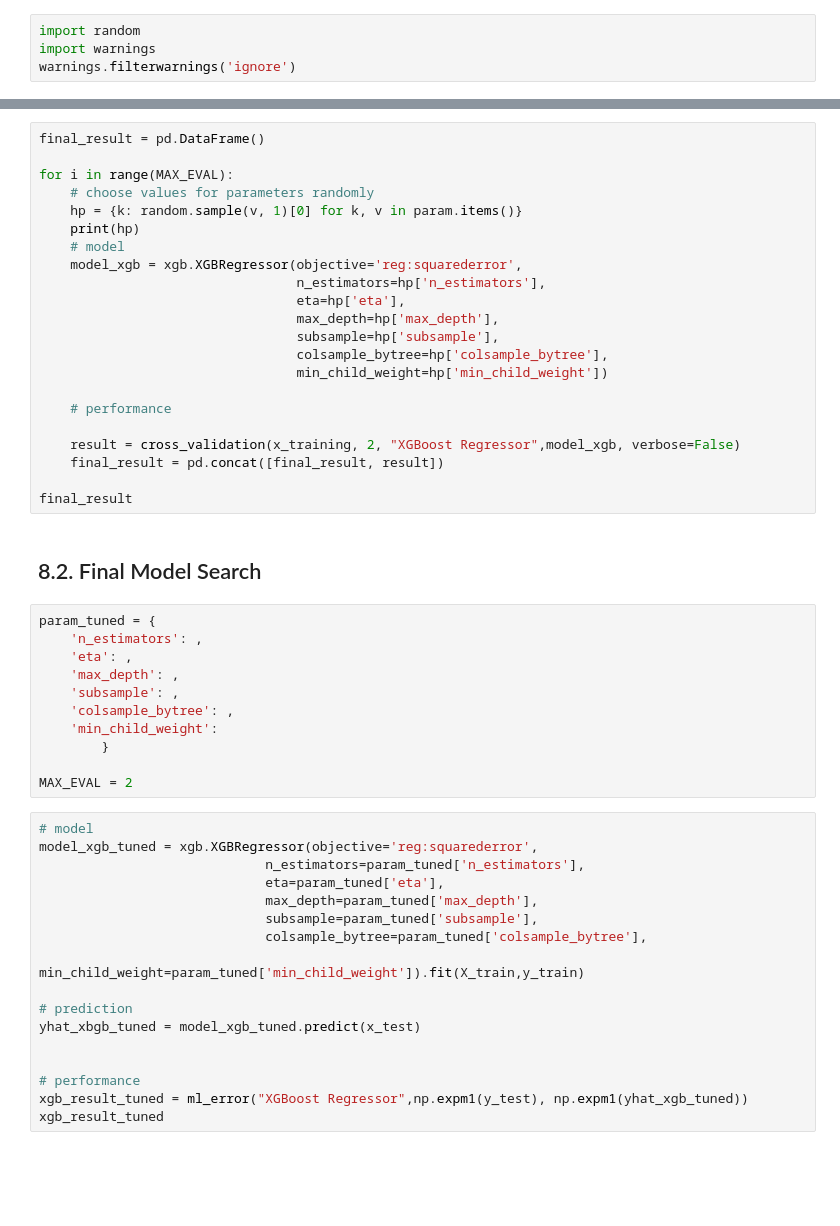
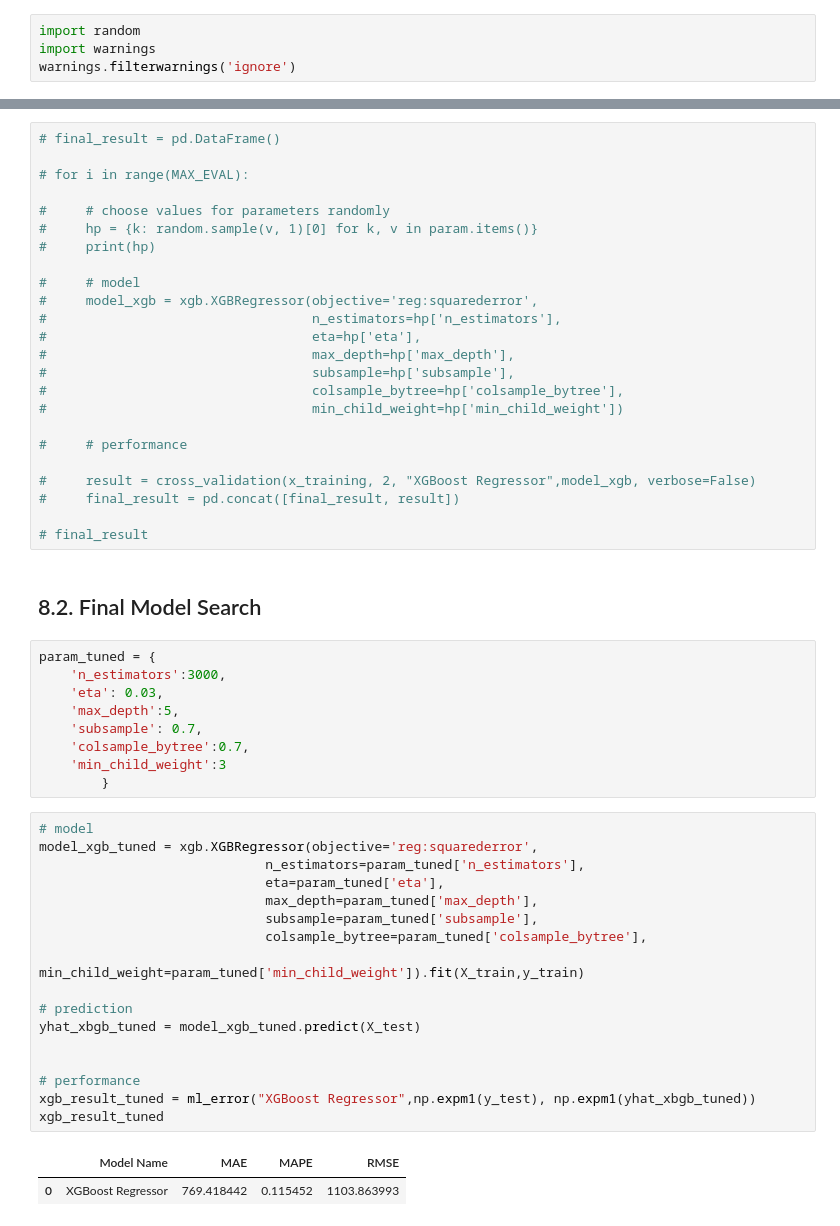
Before and after one commit to almeida25/ds_em_producao, a Jupyter notebook: m04_v01_store_sales_prediction.ipynb, the cells around one changed output, grey strips where cells are left out. Saved outputs shown, nothing was run; the diff lists cells and outputs as text; blank space fills up the shorter version.

```diff
--- a/m04_v01_store_sales_prediction.ipynb
+++ b/m04_v01_store_sales_prediction.ipynb
@@ -948,52 +1169,55 @@ MAX_EVAL = 2
 # %%
-final_result = pd.DataFrame()
+# final_result = pd.DataFrame()
 
-for i in range(MAX_EVAL):
-    # choose values for parameters randomly
-    hp = {k: random.sample(v, 1)[0] for k, v in param.items()}
-    print(hp)
-    # model
-    model_xgb = xgb.XGBRegressor(objective='reg:squarederror',
-                                 n_estimators=hp['n_estimators'],
-                                 eta=hp['eta'],
-                                 max_depth=hp['max_depth'],
-                                 subsample=hp['subsample'],
-                                 colsample_bytree=hp['colsample_bytree'],
-                                 min_child_weight=hp['min_child_weight'])
+# for i in range(MAX_EVAL):
 
-    # performance
+#     # choose values for parameters randomly
+#     hp = {k: random.sample(v, 1)[0] for k, v in param.items()}
+#     print(hp)
 
-    result = cross_validation(x_training, 2, "XGBoost Regressor",model_xgb, verbose=False)
-    final_result = pd.concat([final_result, result])
+#     # model
+#     model_xgb = xgb.XGBRegressor(objective='reg:squarederror',
+#                                  n_estimators=hp['n_estimators'],
+#                                  eta=hp['eta'],
+#                                  max_depth=hp['max_depth'],
+#                                  subsample=hp['subsample'],
+#                                  colsample_bytree=hp['colsample_bytree'],
+#                                  min_child_weight=hp['min_child_weight'])
 
-final_result
+#     # performance
+
+#     result = cross_validation(x_training, 2, "XGBoost Regressor",model_xgb, verbose=False)
+#     final_result = pd.concat([final_result, result])
+
+# final_result
 # %% [markdown]
 ## 8.2. Final Model Search
 # %%
 param_tuned = {
-    'n_estimators': ,
-    'eta': ,
-    'max_depth': ,
-    'subsample': ,
-    'colsample_bytree': ,
-    'min_child_weight':
+    'n_estimators':3000,
+    'eta': 0.03,
+    'max_depth':5,
+    'subsample': 0.7,
+    'colsample_bytree':0.7,
+    'min_child_weight':3
         }
-
-MAX_EVAL = 2
 # %%
 # model
 model_xgb_tuned = xgb.XGBRegressor(objective='reg:squarederror',
                              n_estimators=param_tuned['n_estimators'],
                              eta=param_tuned['eta'],
                              max_depth=param_tuned['max_depth'],
                              subsample=param_tuned['subsample'],
                              colsample_bytree=param_tuned['colsample_bytree'],
                              min_child_weight=param_tuned['min_child_weight']).fit(X_train,y_train)
 
 # prediction
-yhat_xbgb_tuned = model_xgb_tuned.predict(x_test)
+yhat_xbgb_tuned = model_xgb_tuned.predict(X_test)
 
 
 # performance
-xgb_result_tuned = ml_error("XGBoost Regressor",np.expm1(y_test), np.expm1(yhat_xgb_tuned))
+xgb_result_tuned = ml_error("XGBoost Regressor",np.expm1(y_test), np.expm1(yhat_xbgb_tuned))
 xgb_result_tuned
+# %% [output]
+|  | Model Name | MAE | MAPE | RMSE |
+| 0 | XGBoost Regressor | 769.418442 | 0.115452 | 1103.863993 |
```
Also changed, not shown: parts of 50 cells of this notebook, 2 other files.
